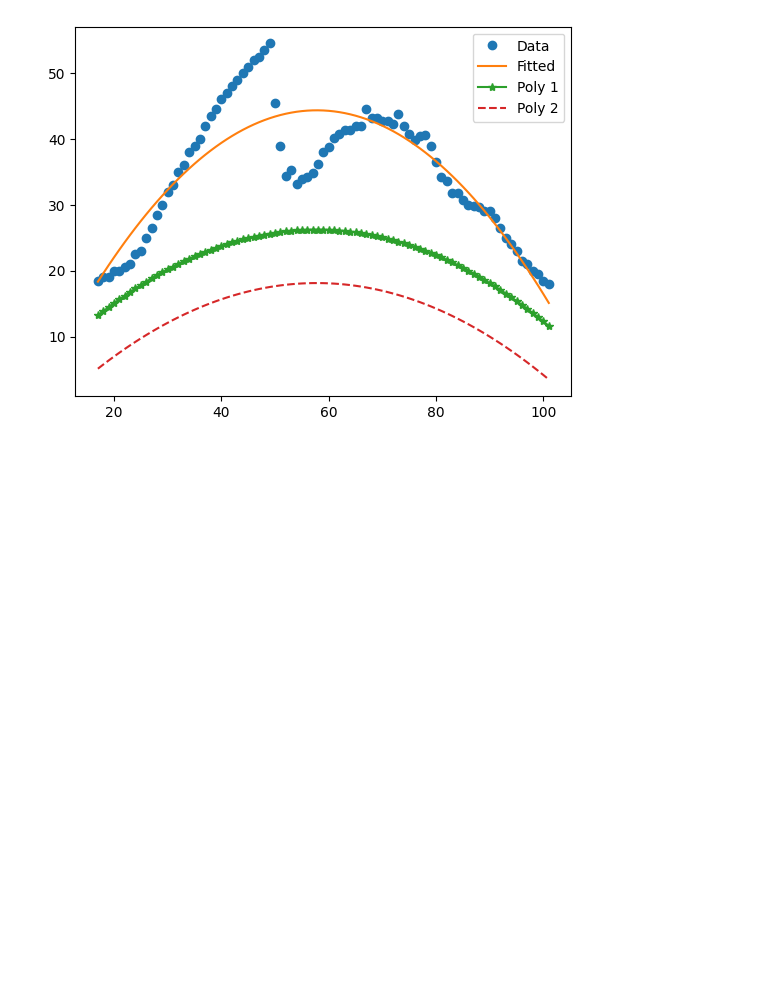
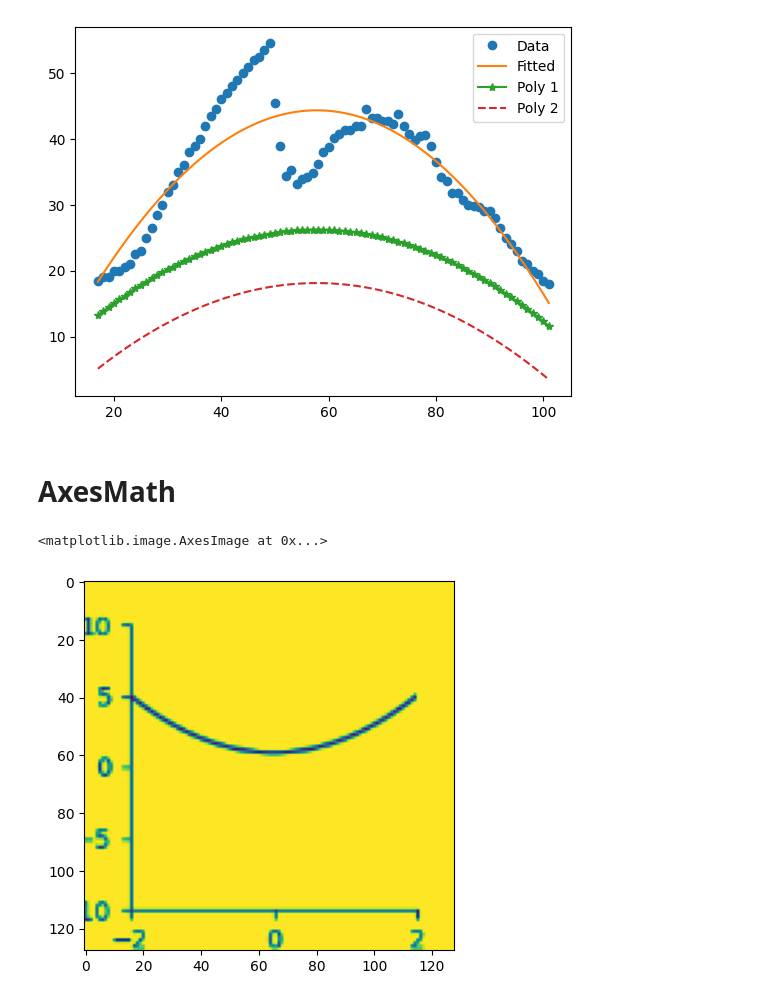
Before and after one commit to khachaturyan-1991/PlotExtract, a Jupyter notebook: WorkingBeast.ipynb, the cells around one changed output. Cells and saved outputs as stored; diff of their text form; code cells hidden in the pictures; blank space fills up the shorter version.

```diff
--- a/WorkingBeast.ipynb
+++ b/WorkingBeast.ipynb
@@ -712,3 +732,5 @@ plt.legend()
 plt.show()
 # %% [output]
 [figure]
+# %% [markdown]
+# AxesMath
@@ -714,0 +793,5 @@ plt.show()
+# %%
+plt.imshow(img[0])
+# %% [output]
+<matplotlib.image.AxesImage at 0x...>
+[figure, added]
```
Also changed, not shown: parts of 15 cells of this notebook.
